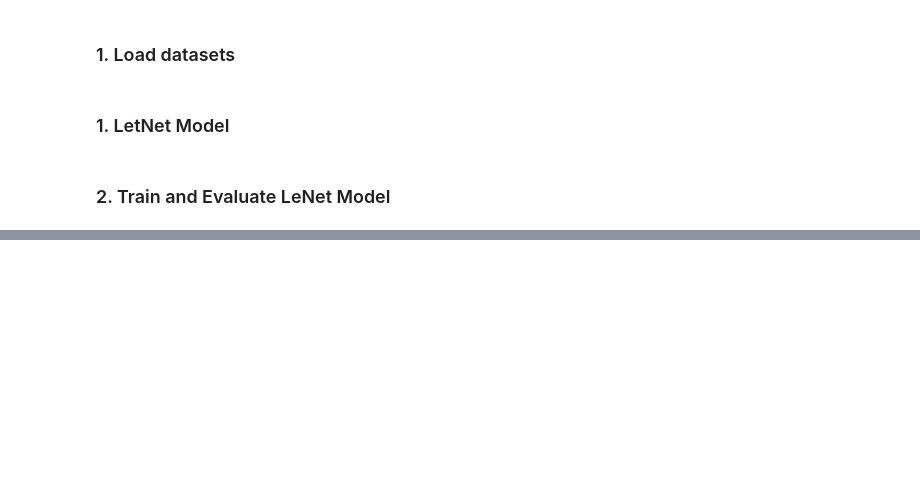
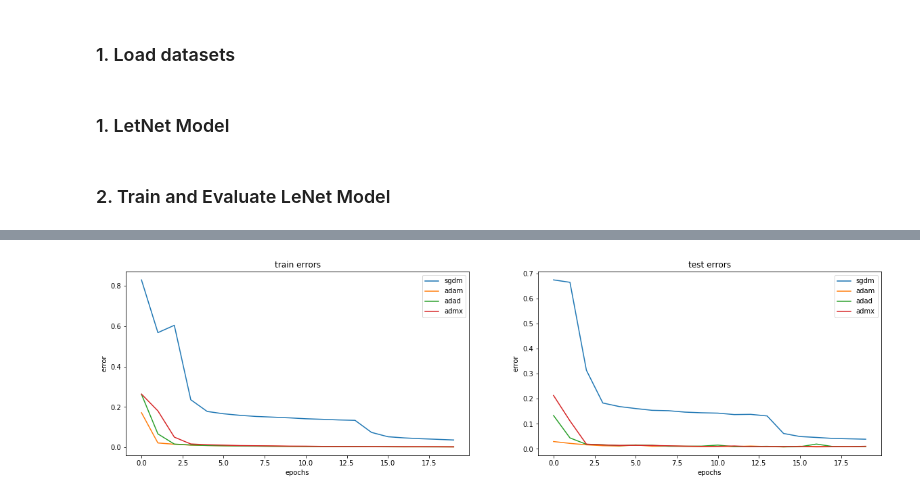
Before and after one commit to ajgupta93/image-recognition, a Jupyter notebook: hw2/CNNs.ipynb, the cells around one changed output, grey strips where cells are left out. Saved outputs shown, nothing was run; the diff lists cells and outputs as text; code cells hidden in the pictures; blank space fills up the shorter version.

```diff
--- a/hw2/CNNs.ipynb
+++ b/hw2/CNNs.ipynb
@@ -15,35 +18,21 @@ import numpy as np
 # %% [markdown]
 ### 1. Load datasets
 # %%
-transform = transforms.Compose([
-    transforms.ToTensor(),
-    #transforms.Normalize((0.5, 0.5, 0.5),(0.5, 0.5, 0.5))
-])
+def getLoaders(batch_size=256, num_workers=4):
+    transform = transforms.Compose([
+                    transforms.ToTensor(),
+                ])
 
-trainset = torchvision.datasets.MNIST(root='./data', train=True,
+    trainset = torchvision.datasets.MNIST(root='./data', train=True,
                                       transform=transform, download=True)
-
-testset = torchvision.datasets.MNIST(root='./data', train=False,
+    testset = torchvision.datasets.MNIST(root='./data', train=False,
                                     transform=transform, download=True)
 
-def getLoaders(batch_size=64, num_workers=4, val_size=0.2, random_seed=42):
-    num_train = len(trainset)
-    indices = list(range(num_train))
-    split = int(np.floor(val_size * num_train))
-    np.random.seed(random_seed)
-    np.random.shuffle(indices)
-
-    train_idx, valid_idx = indices[split:], indices[:split]
-    train_sampler = torch.utils.data.sampler.SubsetRandomSampler(train_idx)
-    valid_sampler = torch.utils.data.sampler.SubsetRandomSampler(valid_idx)
-
     trainloader = torch.utils.data.DataLoader(dataset=trainset, batch_size=batch_size,
-                                              num_workers=num_workers, sampler=train_sampler)
-    valloader = torch.utils.data.DataLoader(dataset=trainset, batch_size=batch_size,
-                                            num_workers=num_workers, sampler=valid_sampler)
+                                              num_workers=num_workers, shuffle=True)
     testloader = torch.utils.data.DataLoader(dataset=testset, batch_size=batch_size,
                                              num_workers=num_workers)
-    return trainloader, valloader, testloader
+    return trainloader, testloader
 # %% [markdown]
 ### 1. LetNet Model
 # %%
@@ -169,0 +148,17 @@ import sklearn
+# %%
+x = [i for i in range(epochs)]
+plt.figure(figsize=(20,5))
+for mode in ['train','test']:
+    if mode=='train':
+        plt.subplot('121')
+    else:
+        plt.subplot('122')
+    for opt in ['sgdm','adam','adad','admx']:
+        plt.plot(x,lenet_err[mode][opt])
+        plt.legend(['sgdm','adam','adad','admx'])
+        plt.title(mode+' errors')
+        plt.xlabel('epochs')
+        plt.ylabel('error')
+plt.show()
+# %% [output]
+[figure, added]
```
Also changed, not shown: parts of 10 cells of this notebook.
